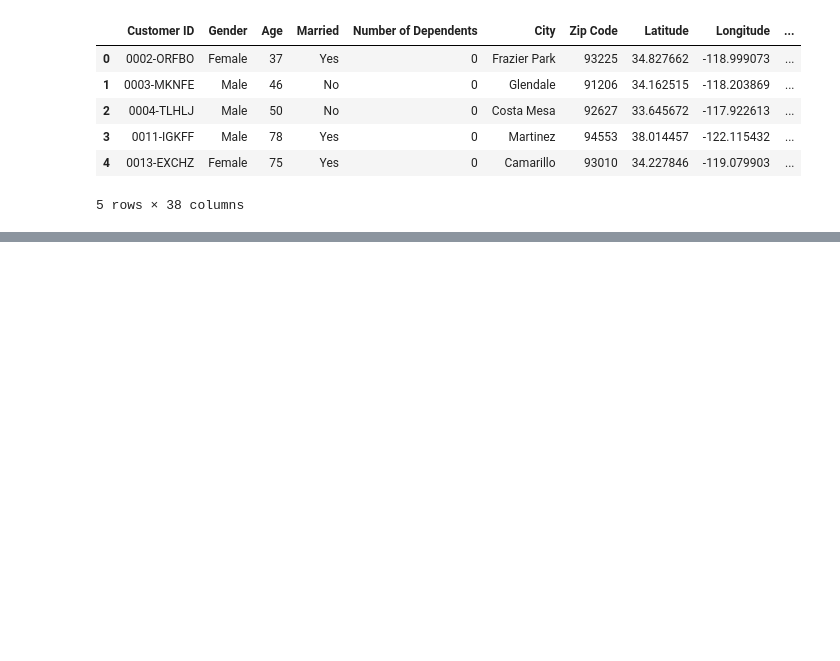
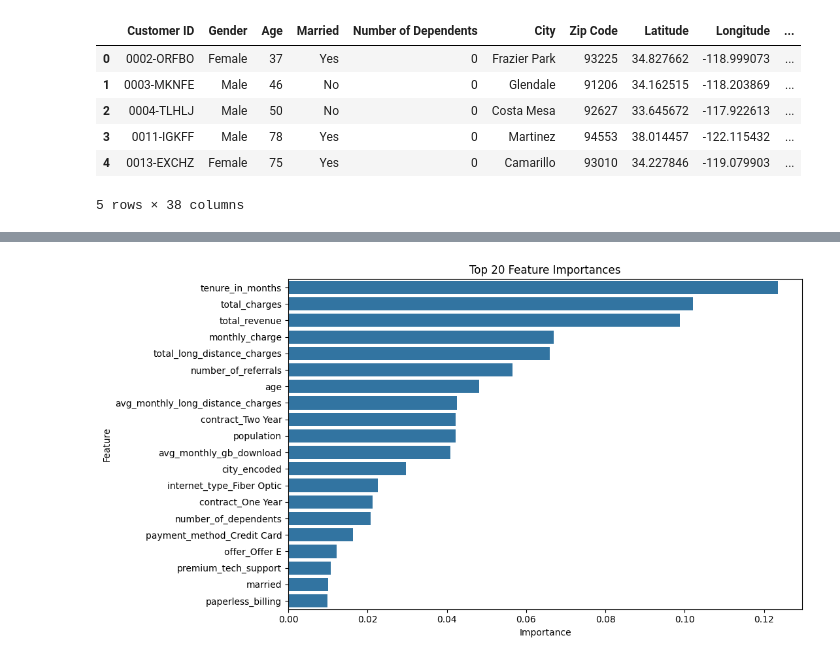
Before and after one commit to stoyanovgeorge/customer_churn_prediction, a Jupyter notebook: churn_prediction.ipynb, the cells around one changed output, grey strips where cells are left out. Saved outputs shown, nothing was run; the diff lists cells and outputs as text; code cells hidden in the pictures; blank space fills up the shorter version.

```diff
--- a/churn_prediction.ipynb
+++ b/churn_prediction.ipynb
@@ -202,0 +540,12 @@ df.head()
+# %%
+# Features and target
+X = df.drop(columns=["customer_status"])
+y = df["customer_status"]
+
+# 1. Split the dataset first
+X_train, X_test, y_train, y_test = train_test_split(
+    X,
+    y,
+    test_size=0.2,
+    random_state=42
+)
@@ -202,0 +686,13 @@ df.head()
+# %%
+importances = model.feature_importances_
+feature_names = X_train.columns
+feat_df = pd.DataFrame({'Feature': feature_names, 'Importance': importances})
+feat_df = feat_df.sort_values(by='Importance', ascending=False)
+
+plt.figure(figsize=(11,6))
+sns.barplot(data=feat_df.head(20), x='Importance', y='Feature')
+plt.title("Top 20 Feature Importances")
+plt.tight_layout()
+plt.show()
+# %% [output]
+[figure, added]
```
Also changed, not shown: parts of 84 cells of this notebook.
